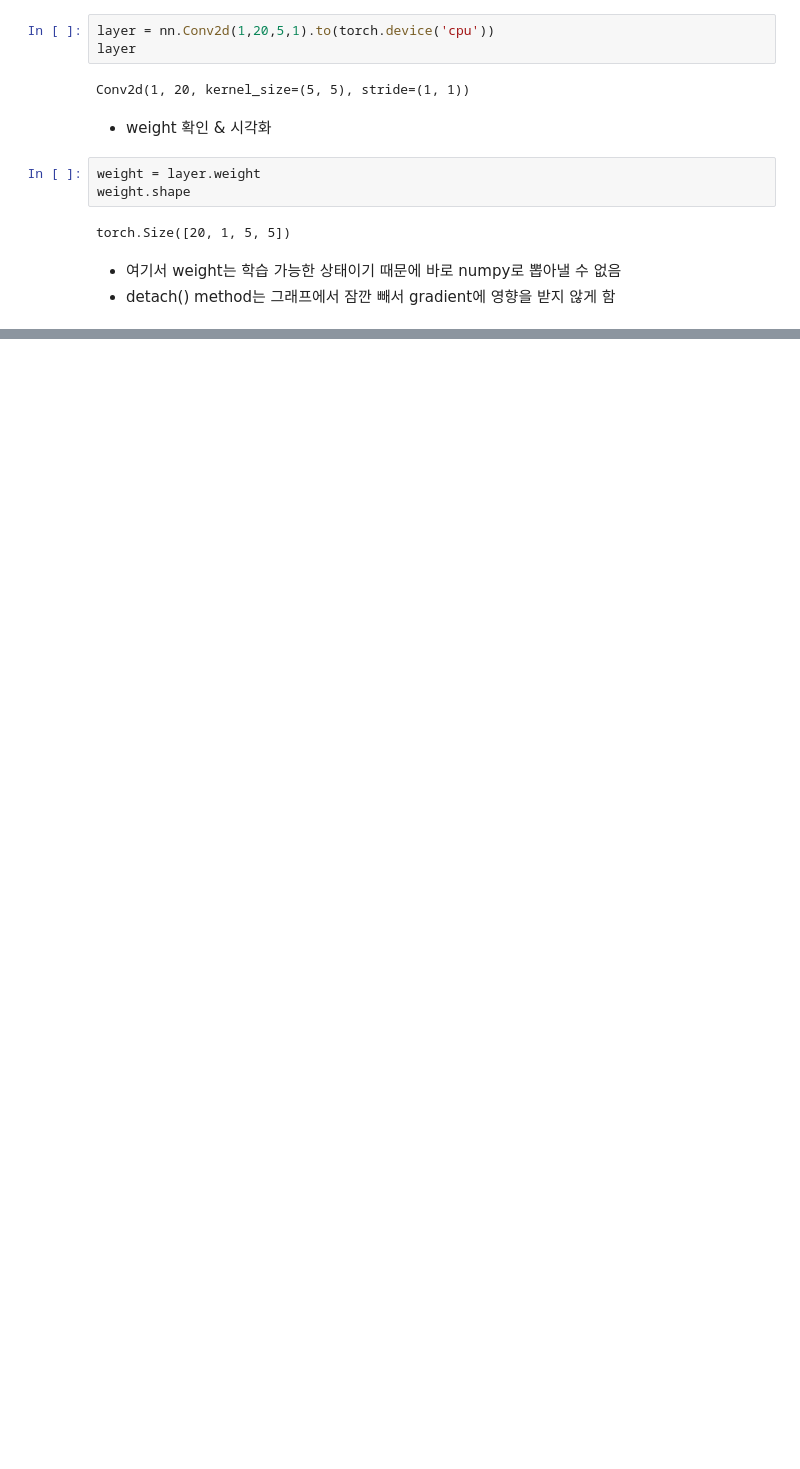
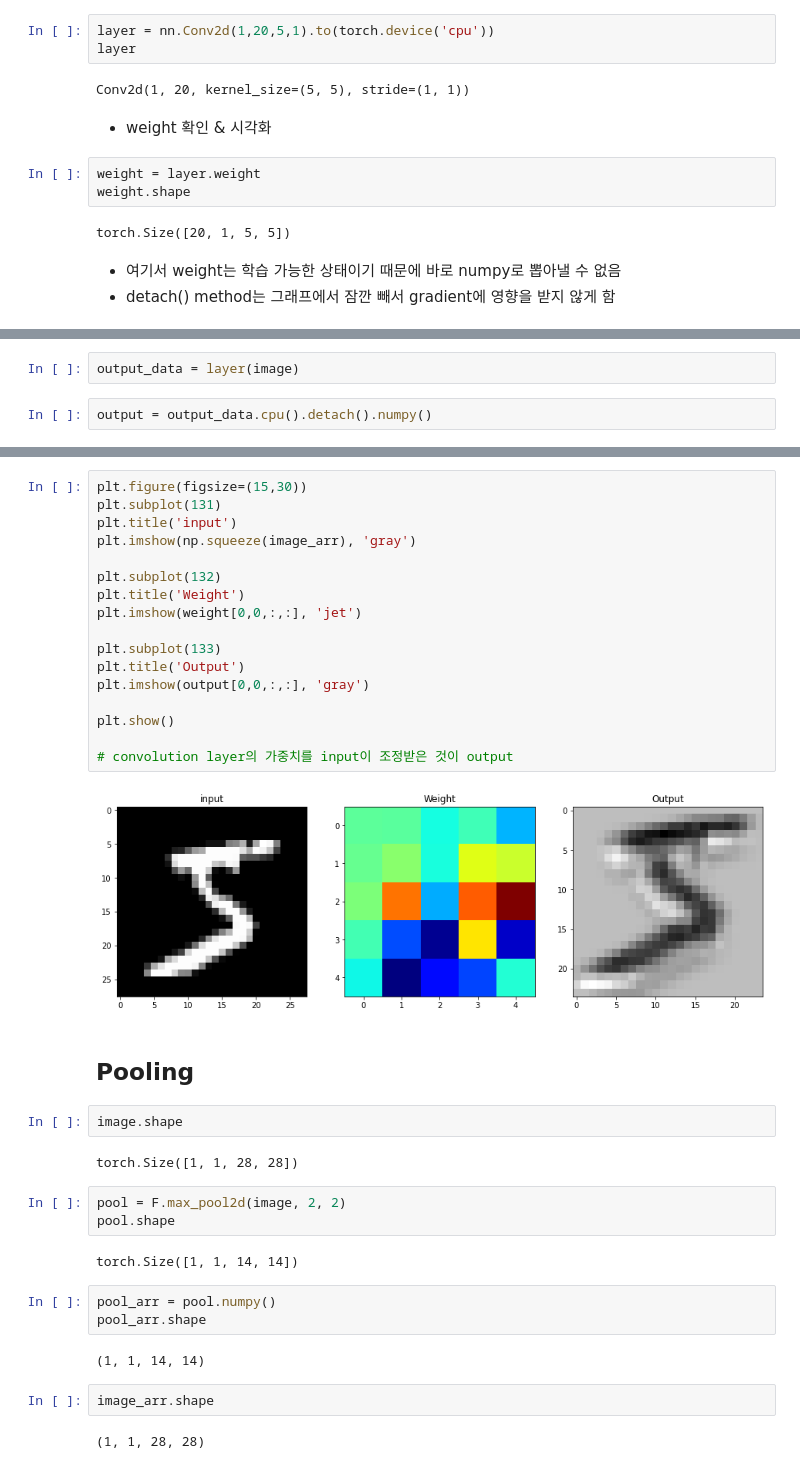
Before and after one commit to Lseonghak/pytorch-tutorial, a Jupyter notebook: Pytorch_layer_CNN.ipynb, the cells around one changed output, grey strips where cells are left out. Cells and saved outputs as stored; diff of their text form; blank space fills up the shorter version.

Commit message:
torch.nn 학습

```diff
--- a/Pytorch_layer_CNN.ipynb
+++ b/Pytorch_layer_CNN.ipynb
@@ -59,0 +75,4 @@ torch.Size([20, 1, 5, 5])
+# %%
+output_data = layer(image)
+# %%
+output = output_data.cpu().detach().numpy()
@@ -59,0 +90,39 @@ torch.Size([20, 1, 5, 5])
+# %%
+plt.figure(figsize=(15,30))
+plt.subplot(131)
+plt.title('input')
+plt.imshow(np.squeeze(image_arr), 'gray')
+
+plt.subplot(132)
+plt.title('Weight')
+plt.imshow(weight[0,0,:,:], 'jet')
+
+plt.subplot(133)
+plt.title('Output')
+plt.imshow(output[0,0,:,:], 'gray')
+
+plt.show()
+
+# convolution layer의 가중치를 input이 조정받은 것이 output
+# %% [output]
+[figure, added]
+# %% [markdown]
+## Pooling
+# %%
+image.shape
+# %% [output]
+torch.Size([1, 1, 28, 28])
+# %%
+pool = F.max_pool2d(image, 2, 2)
+pool.shape
+# %% [output]
+torch.Size([1, 1, 14, 14])
+# %%
+pool_arr = pool.numpy()
+pool_arr.shape
+# %% [output]
+(1, 1, 14, 14)
+# %%
+image_arr.shape
+# %% [output]
+(1, 1, 28, 28)
```
Also changed, not shown: parts of 18 cells of this notebook.
